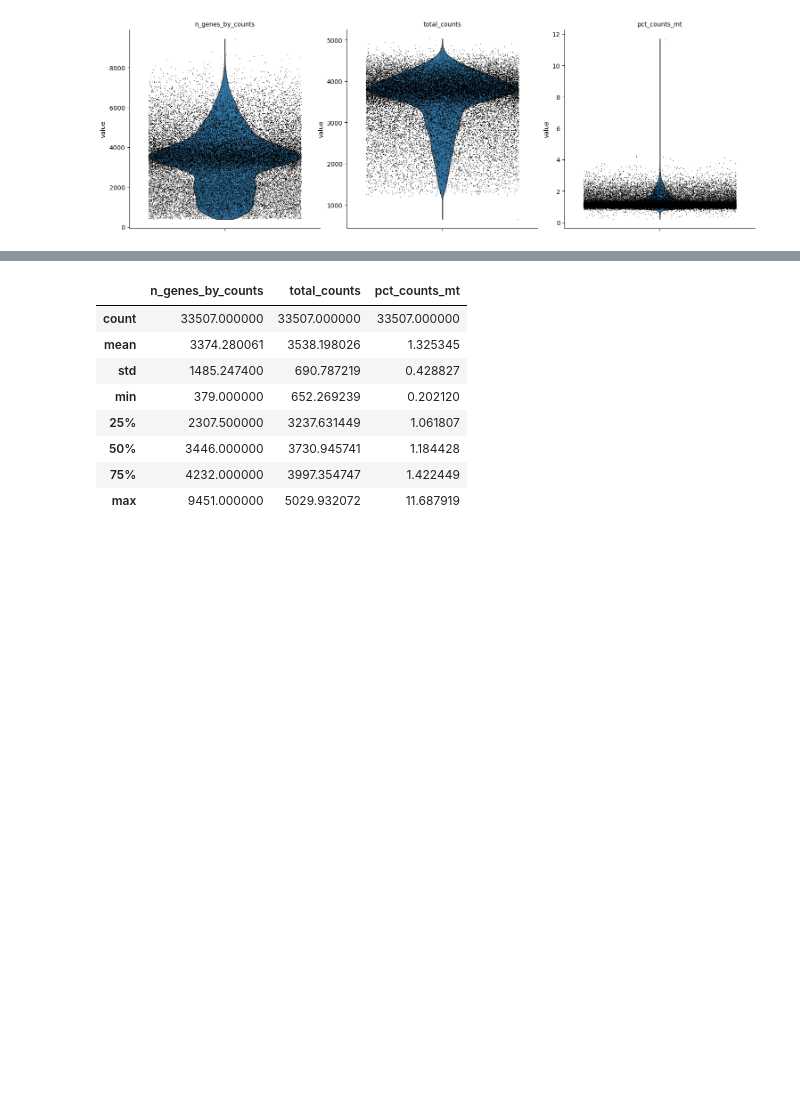
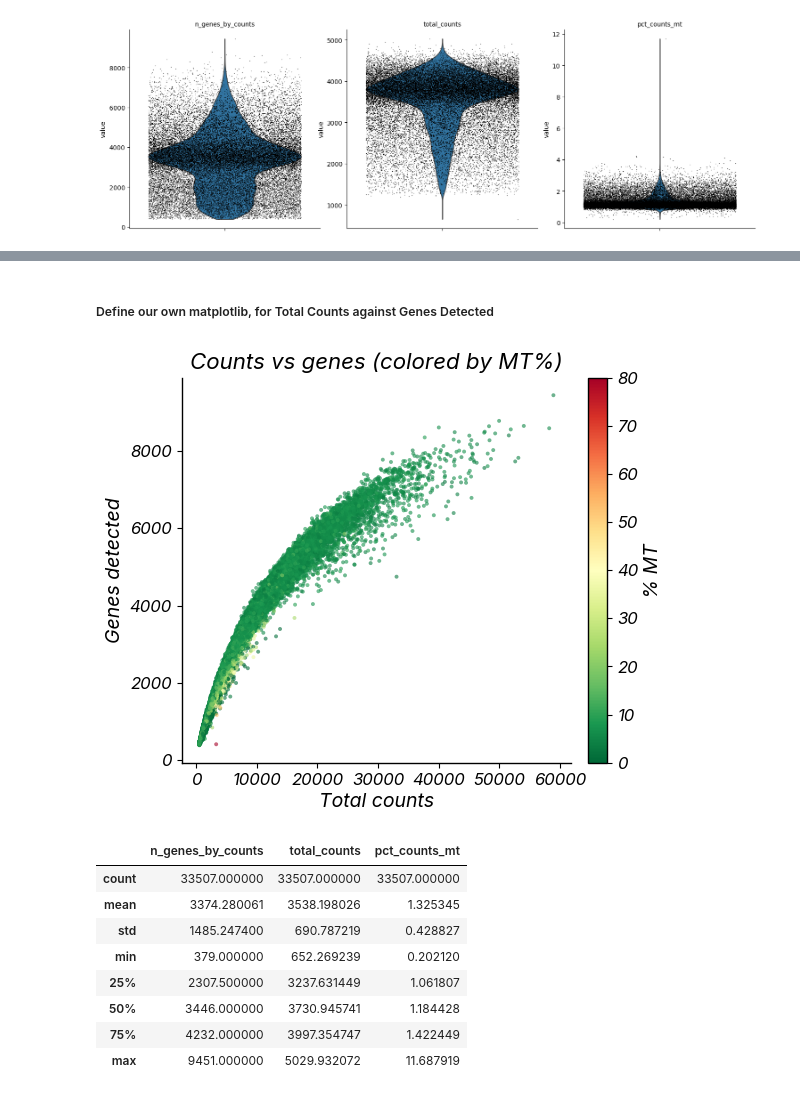
Before and after one commit to stan-dale/EGFRi-organoid-single-cell, a Jupyter notebook: notebooks/d10-lapa/0-quality_control.ipynb, the cells around one changed output, grey strips where cells are left out. Cells and saved outputs as stored; diff of their text form; code cells hidden in the pictures; blank space fills up the shorter version.

```diff
--- a/notebooks/d10-lapa/0-quality_control.ipynb
+++ b/notebooks/d10-lapa/0-quality_control.ipynb
@@ -34,3 +47,6 @@ d10_lapa
+# %%
+d10_lapa.layers["logcounts"] = d10_lapa.X.copy()
+d10_lapa.X = d10_lapa.layers['counts'].copy()
 # %% [markdown]
 #### Calculate gene QC metrics per cell and per gene
 # %%
@@ -51,3 +75,29 @@ sc.pl.scatter(d10_lapa, "total_counts", "n_genes_by_counts", color="pct_counts_m
+# %% [markdown]
+##### Define our own matplotlib, for Total Counts against Genes Detected
+# %%
+## Swap out the calling of the axes for our 'make figure function call', in order to create the publication grade plot.
+
+fig, ax = plt.subplots(figsize=(5.5, 5))
+#fig, ax = fs.make_figure(slot="single")
+
+pts = ax.scatter(
+    d10_lapa.obs['total_counts'], d10_lapa.obs['n_genes_by_counts'],
+    c=d10_lapa.obs['pct_counts_mt'], cmap='RdYlGn_r',
+    s=8, alpha=0.6, vmin=0, vmax=80, linewidths=0,
+    rasterized=True
+)
+
+cbar = fig.colorbar(pts, ax=ax, fraction=0.046, pad=0.04)
+cbar.set_label('% MT')
+cbar.solids.set_alpha(1.0)
+
+ax.set_xlabel('Total counts')
+ax.set_ylabel('Genes detected')
+ax.set_title('Counts vs genes (colored by MT%)')
+ax.spines['top'].set_visible(False) # Drop this with the fs.make_figure call
+ax.spines['right'].set_visible(False) # Drop this with the fs.make_figure call
+# %% [output]
+[figure, added]
 # %%
 d10_lapa.obs[['n_genes_by_counts','total_counts','pct_counts_mt']].describe()
 # %% [output]
```
Also changed, not shown: parts of 14 cells of this notebook.
